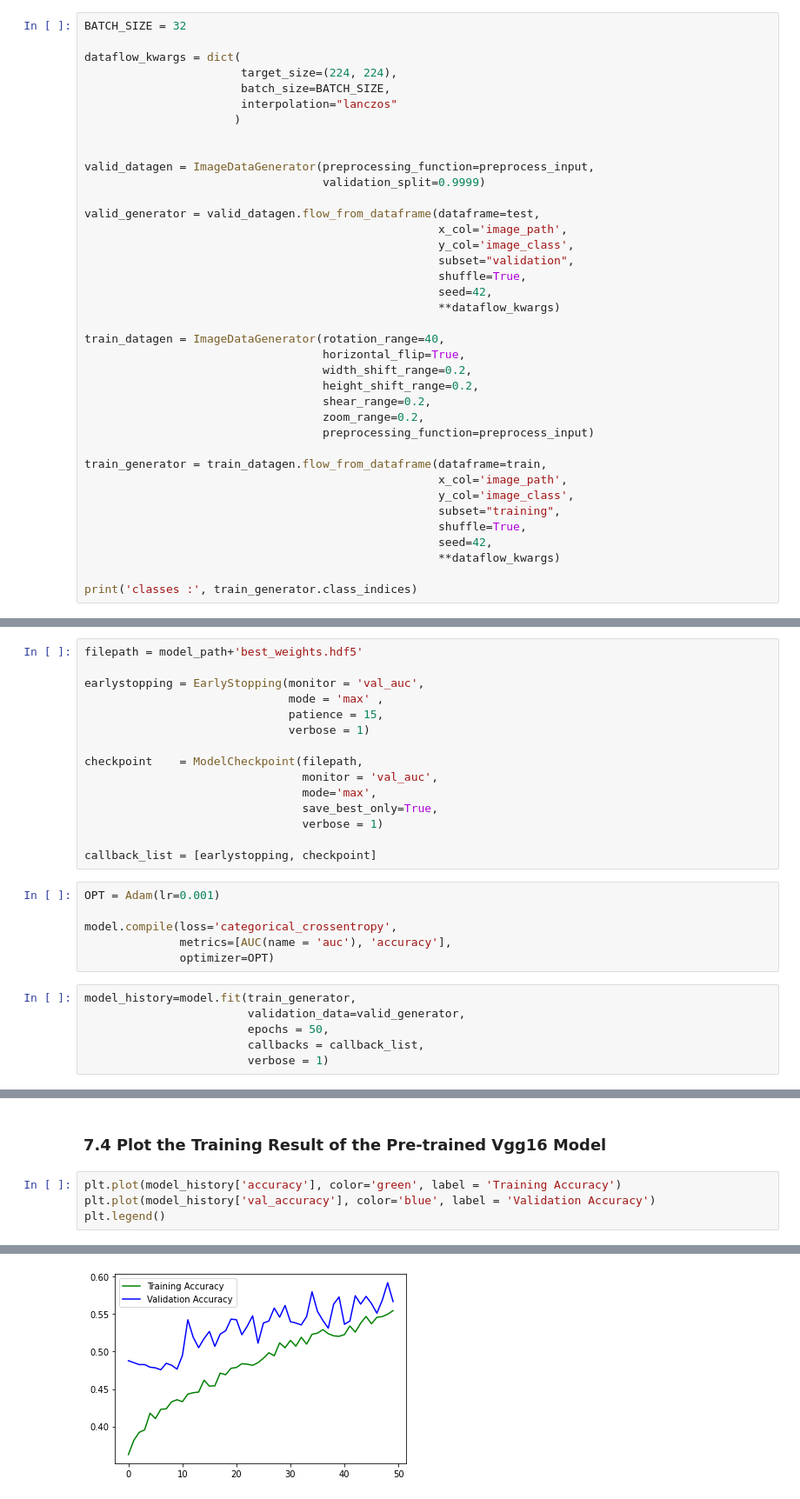
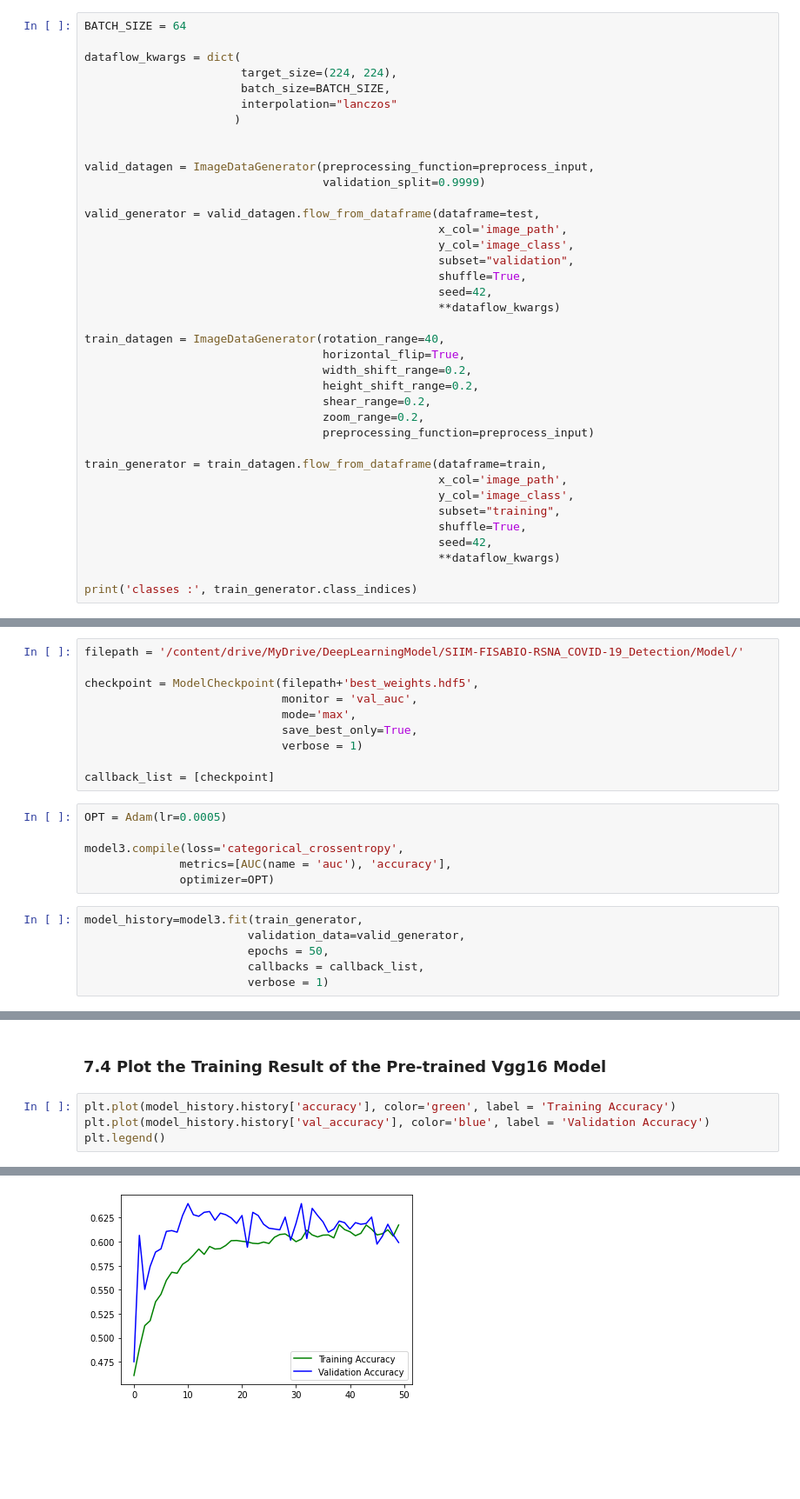
Before and after one commit to Shixin000/SIIM-FISABIO-RSNA-COVID-19-Detection, a Jupyter notebook: Notebook/pre_processing&Modeling.ipynb, the cells around one changed output, grey strips where cells are left out. Shown at 87% size. Cells and saved outputs as stored; diff of their text form; blank space fills up the shorter version.

```diff
--- a/Notebook/pre_processing&Modeling.ipynb
+++ b/Notebook/pre_processing&Modeling.ipynb
@@ -627,7 +797,7 @@ _________________________________________________________________
 # %% [markdown]
 ### 7.1 Image Data Generation for Resnet50
 # %%
-BATCH_SIZE = 32
+BATCH_SIZE = 64
 
 dataflow_kwargs = dict(
                        target_size=(224, 224),
@@ -697,28 +867,23 @@ model.add(Dense(4,activation='softmax'))
 # %% [markdown]
 ### 7.3 Train the Model
 # %%
-filepath = model_path+'best_weights.hdf5'
+filepath = '/content/drive/MyDrive/DeepLearningModel/SIIM-FISABIO-RSNA_COVID-19_Detection/Model/'
 
-earlystopping = EarlyStopping(monitor = 'val_auc',
-                              mode = 'max' ,
-                              patience = 15,
-                              verbose = 1)
+checkpoint = ModelCheckpoint(filepath+'best_weights.hdf5',
+                             monitor = 'val_auc',
+                             mode='max',
+                             save_best_only=True,
+                             verbose = 1)
 
-checkpoint    = ModelCheckpoint(filepath,
-                                monitor = 'val_auc',
-                                mode='max',
-                                save_best_only=True,
-                                verbose = 1)
-
-callback_list = [earlystopping, checkpoint]
+callback_list = [checkpoint]
 # %%
-OPT = Adam(lr=0.001)
+OPT = Adam(lr=0.0005)
 
-model.compile(loss='categorical_crossentropy',
+model3.compile(loss='categorical_crossentropy',
               metrics=[AUC(name = 'auc'), 'accuracy'],
               optimizer=OPT)
 # %%
-model_history=model.fit(train_generator,
+model_history=model3.fit(train_generator,
                         validation_data=valid_generator,
                         epochs = 50,
                         callbacks = callback_list,
@@ -744,10 +909,10 @@ Epoch 26/50
 # %% [markdown]
 ### 7.4 Plot the Training Result of the Pre-trained Vgg16 Model
 # %%
-plt.plot(model_history['accuracy'], color='green', label = 'Training Accuracy')
-plt.plot(model_history['val_accuracy'], color='blue', label = 'Validation Accuracy')
+plt.plot(model_history.history['accuracy'], color='green', label = 'Training Accuracy')
+plt.plot(model_history.history['val_accuracy'], color='blue', label = 'Validation Accuracy')
 plt.legend()
 # %% [output]
 <matplotlib.legend.Legend at 0x...>
-[figure, old version]
+[figure, new version]
 # %%
```
Also changed, not shown: parts of 72 cells of this notebook.
